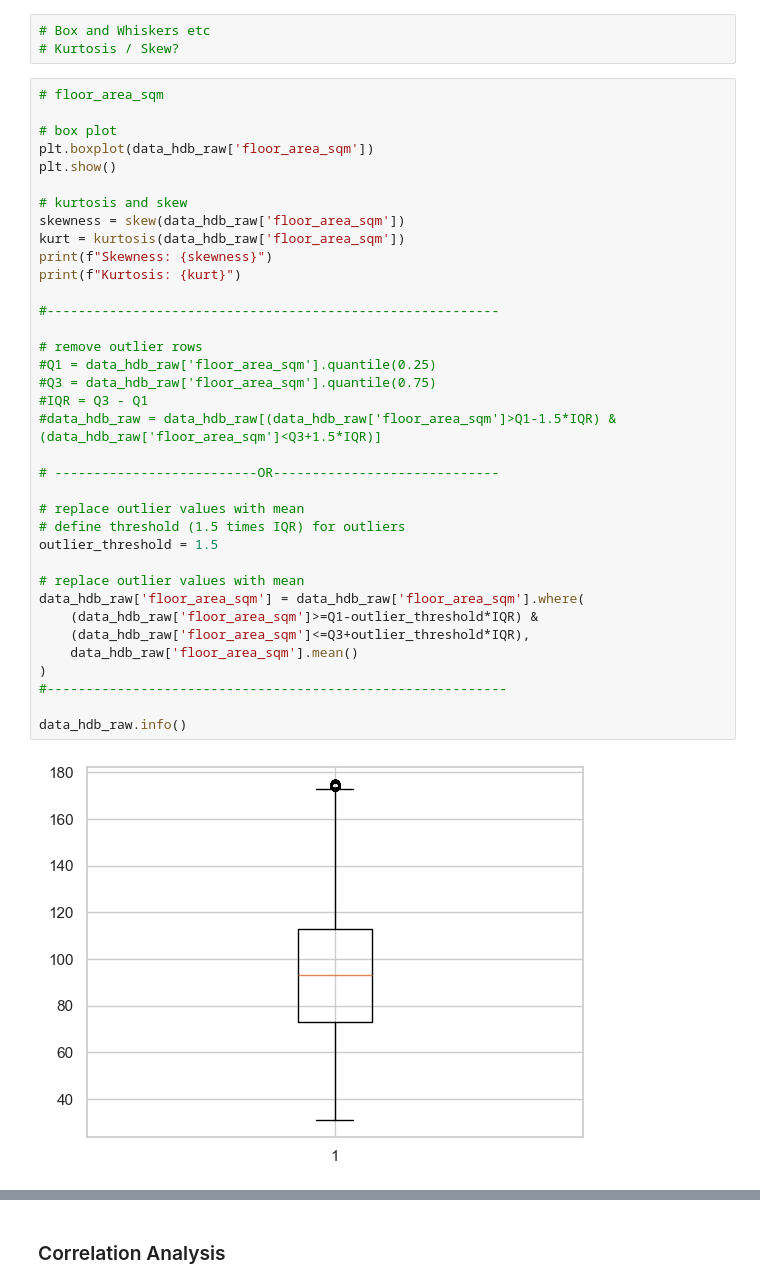
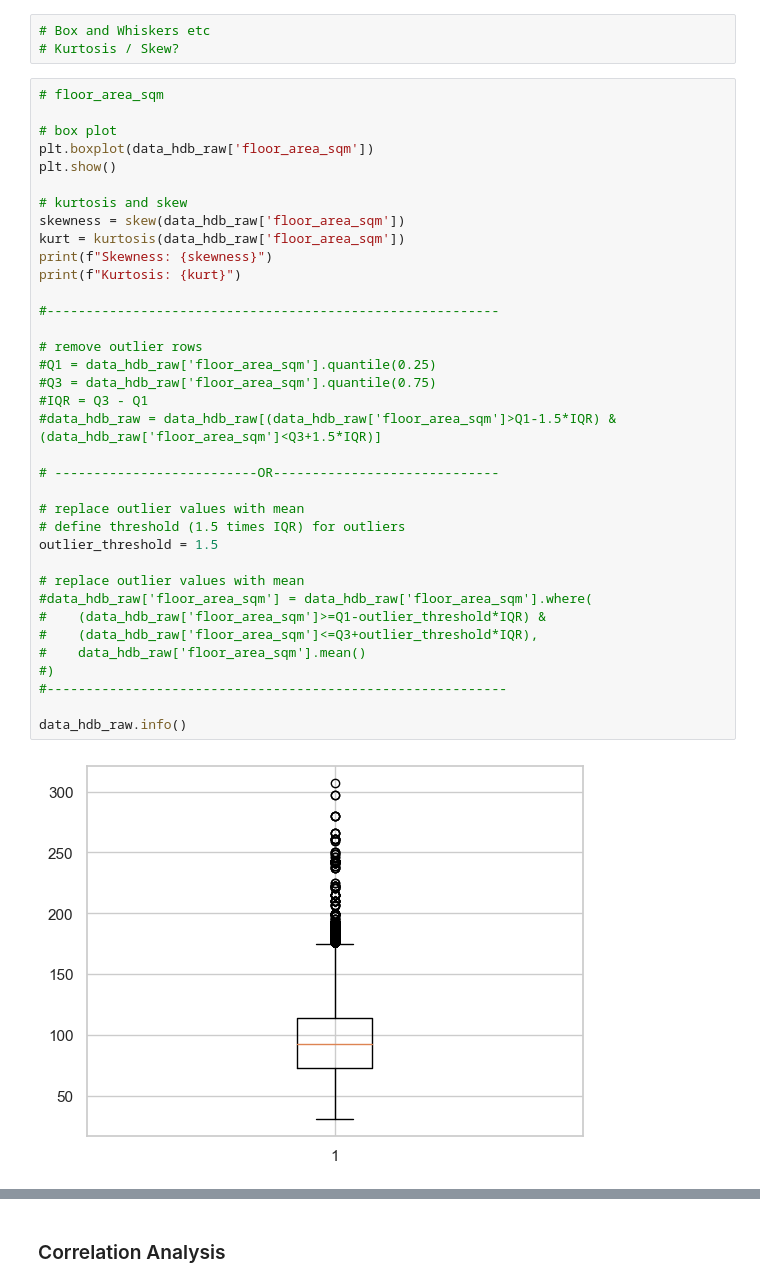
Before and after one commit to kkinmunn/is4303_hdbresale, a Jupyter notebook: eda/eda.ipynb, the cells around one changed output, grey strips where cells are left out. Saved outputs shown, nothing was run; the diff lists cells and outputs as text.

```diff
--- a/eda/eda.ipynb
+++ b/eda/eda.ipynb
@@ -322,36 +324,36 @@ plt.show()
 
 # box plot
 plt.boxplot(data_hdb_raw['floor_area_sqm'])
 plt.show()
 
 # kurtosis and skew
 skewness = skew(data_hdb_raw['floor_area_sqm'])
 kurt = kurtosis(data_hdb_raw['floor_area_sqm'])
 print(f"Skewness: {skewness}")
 print(f"Kurtosis: {kurt}")
 
 #----------------------------------------------------------
 
 # remove outlier rows
 #Q1 = data_hdb_raw['floor_area_sqm'].quantile(0.25)
 #Q3 = data_hdb_raw['floor_area_sqm'].quantile(0.75)
 #IQR = Q3 - Q1
 #data_hdb_raw = data_hdb_raw[(data_hdb_raw['floor_area_sqm']>Q1-1.5*IQR) & (data_hdb_raw['floor_area_sqm']<Q3+1.5*IQR)]
 
 # --------------------------OR-----------------------------
 
 # replace outlier values with mean
 # define threshold (1.5 times IQR) for outliers
 outlier_threshold = 1.5
 
 # replace outlier values with mean
-data_hdb_raw['floor_area_sqm'] = data_hdb_raw['floor_area_sqm'].where(
-    (data_hdb_raw['floor_area_sqm']>=Q1-outlier_threshold*IQR) &
-    (data_hdb_raw['floor_area_sqm']<=Q3+outlier_threshold*IQR),
-    data_hdb_raw['floor_area_sqm'].mean()
-)
+#data_hdb_raw['floor_area_sqm'] = data_hdb_raw['floor_area_sqm'].where(
+#    (data_hdb_raw['floor_area_sqm']>=Q1-outlier_threshold*IQR) &
+#    (data_hdb_raw['floor_area_sqm']<=Q3+outlier_threshold*IQR),
+#    data_hdb_raw['floor_area_sqm'].mean()
+#)
 #-----------------------------------------------------------
 
 data_hdb_raw.info()
 # %% [output]
-[figure, old version]
+[figure, new version]
```
Also changed, not shown: parts of 16 cells of this notebook.
